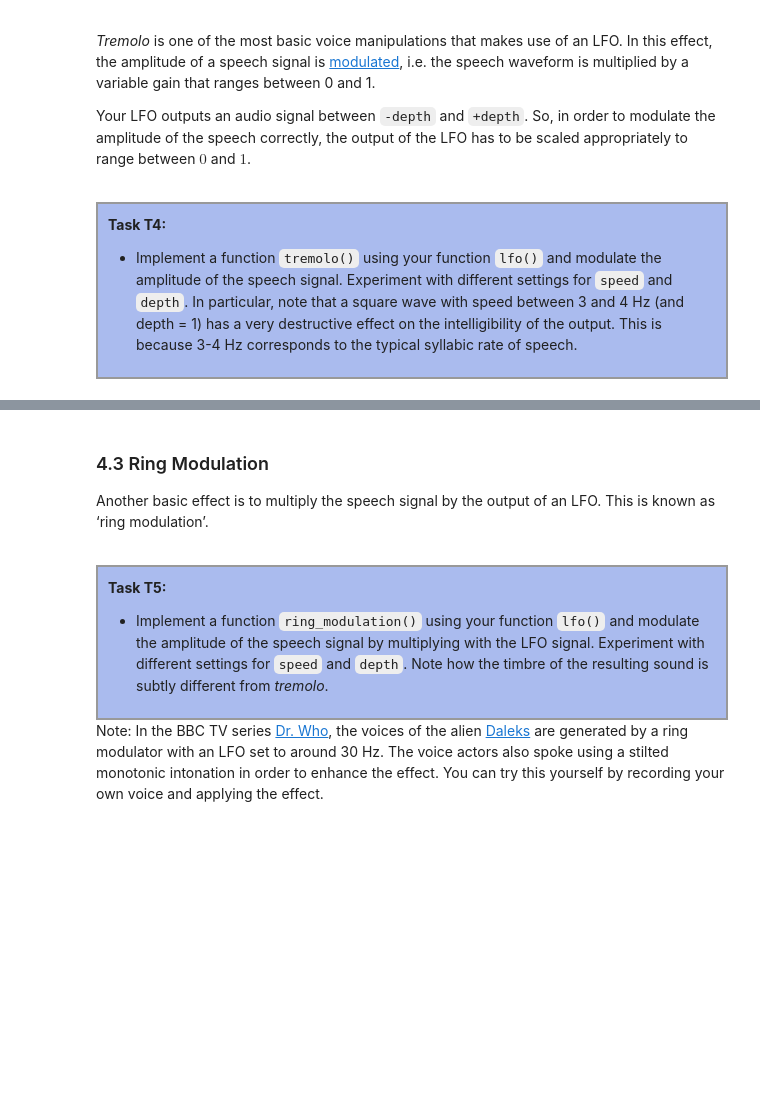
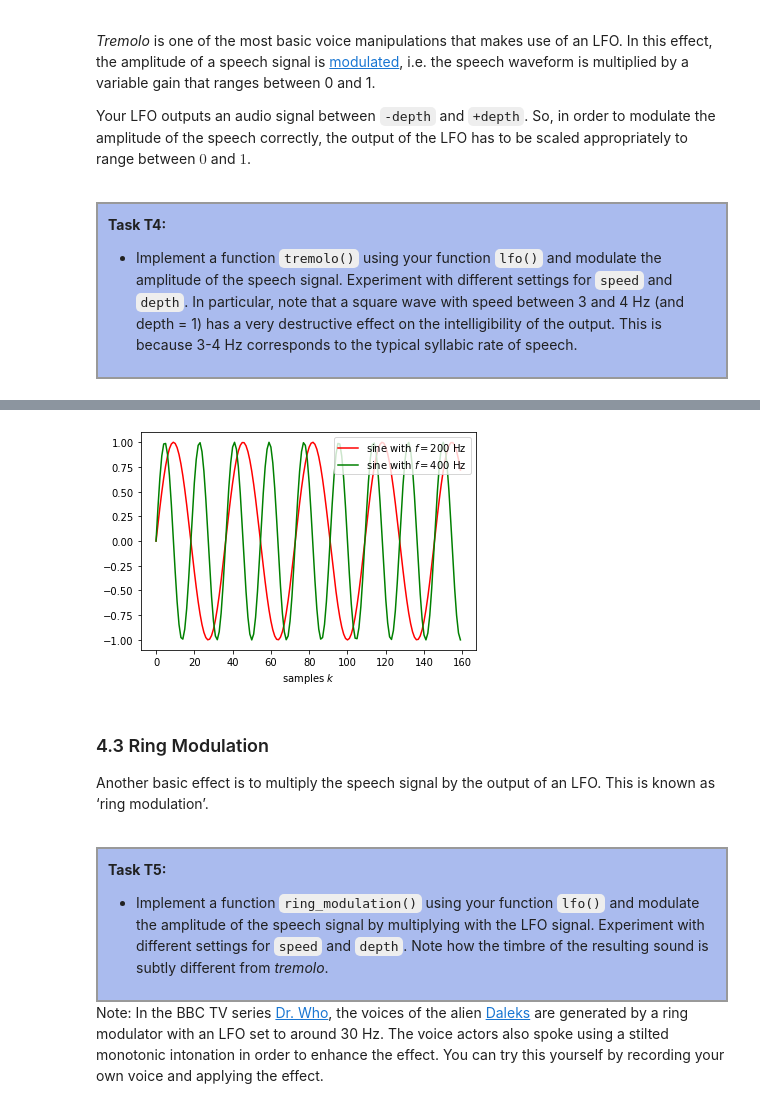
Before and after one commit to Karthikai-28/assignments, a Jupyter notebook: 103_speech_recognition_97937/com3502-4502-6502-programming-assignment1.ipynb, the cells around one changed output, grey strips where cells are left out. Drawn from its saved outputs; the diff is of its cells as text; code cells hidden in the pictures; blank space fills up the shorter version.

```diff
--- a/103_speech_recognition_97937/com3502-4502-6502-programming-assignment1.ipynb
+++ b/103_speech_recognition_97937/com3502-4502-6502-programming-assignment1.ipynb
@@ -382,0 +412,13 @@ def tremolo(signal, fs, speed_hz, depth, square_curve=False):
+# %%
+half_concert_pitch = tremolo(220, 2, 8000)
+# Look at the first 0.02 s of the signals
+
+plt.plot(half_concert_pitch[:160], "red",label="sine with $f=200$ Hz")
+plt.plot(concert_pitch[:160], "green",label="sine with $f=400$ Hz")
+plt.xlabel('samples $k$')
+plt.legend(loc='upper right') # create a legend showing the line labels
+
+alternation = np.concatenate((half_concert_pitch, concert_pitch,
+                              half_concert_pitch, concert_pitch))
+ipd.Audio(alternation, rate=8000)
+# %% [output]
@@ -383,3 +426,4 @@ def tremolo(signal, fs, speed_hz, depth, square_curve=False):
+[figure, added]
 # %% [markdown]
 ### 4.3 Ring Modulation
 
```
Also changed, not shown: parts of 14 cells of this notebook, 2 other files.
